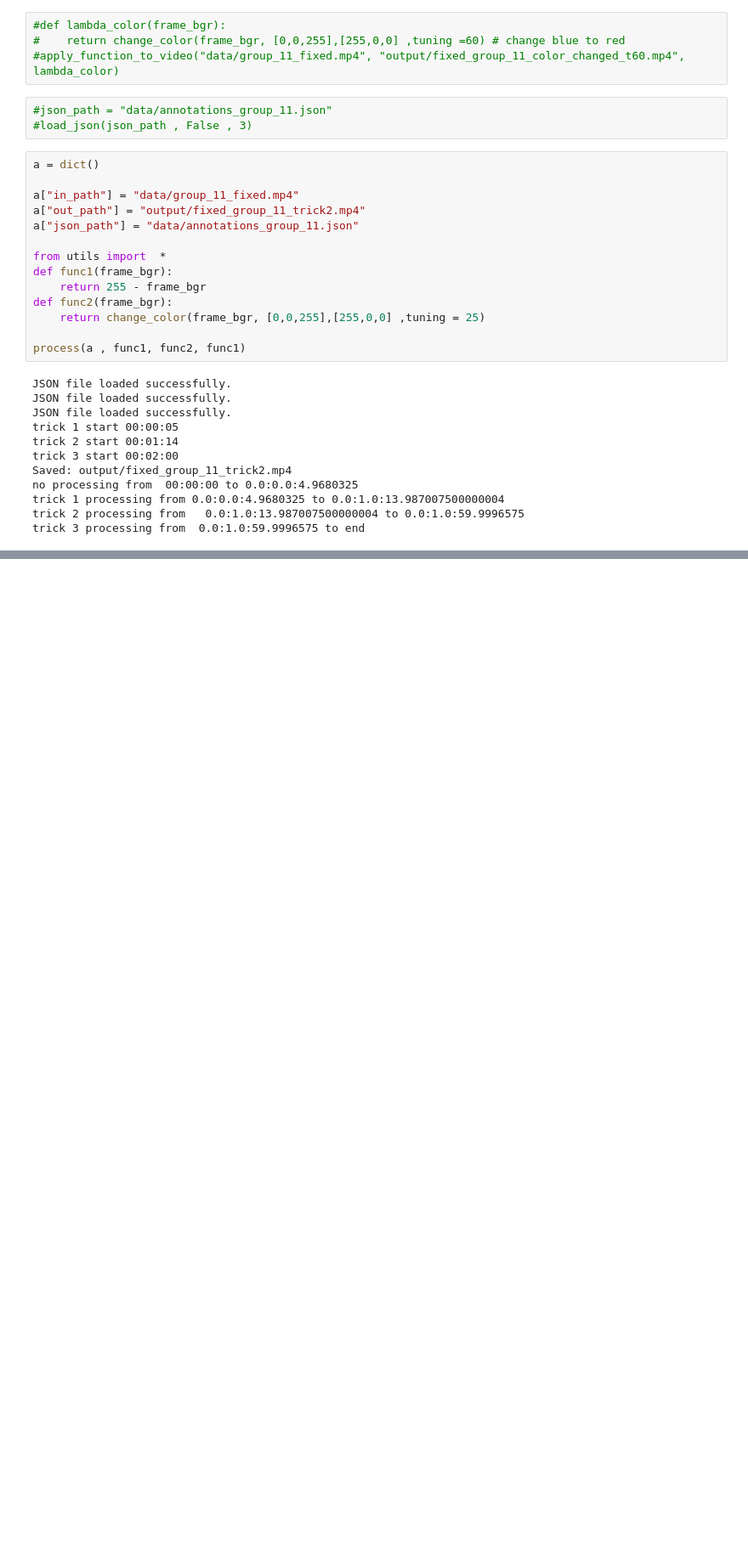
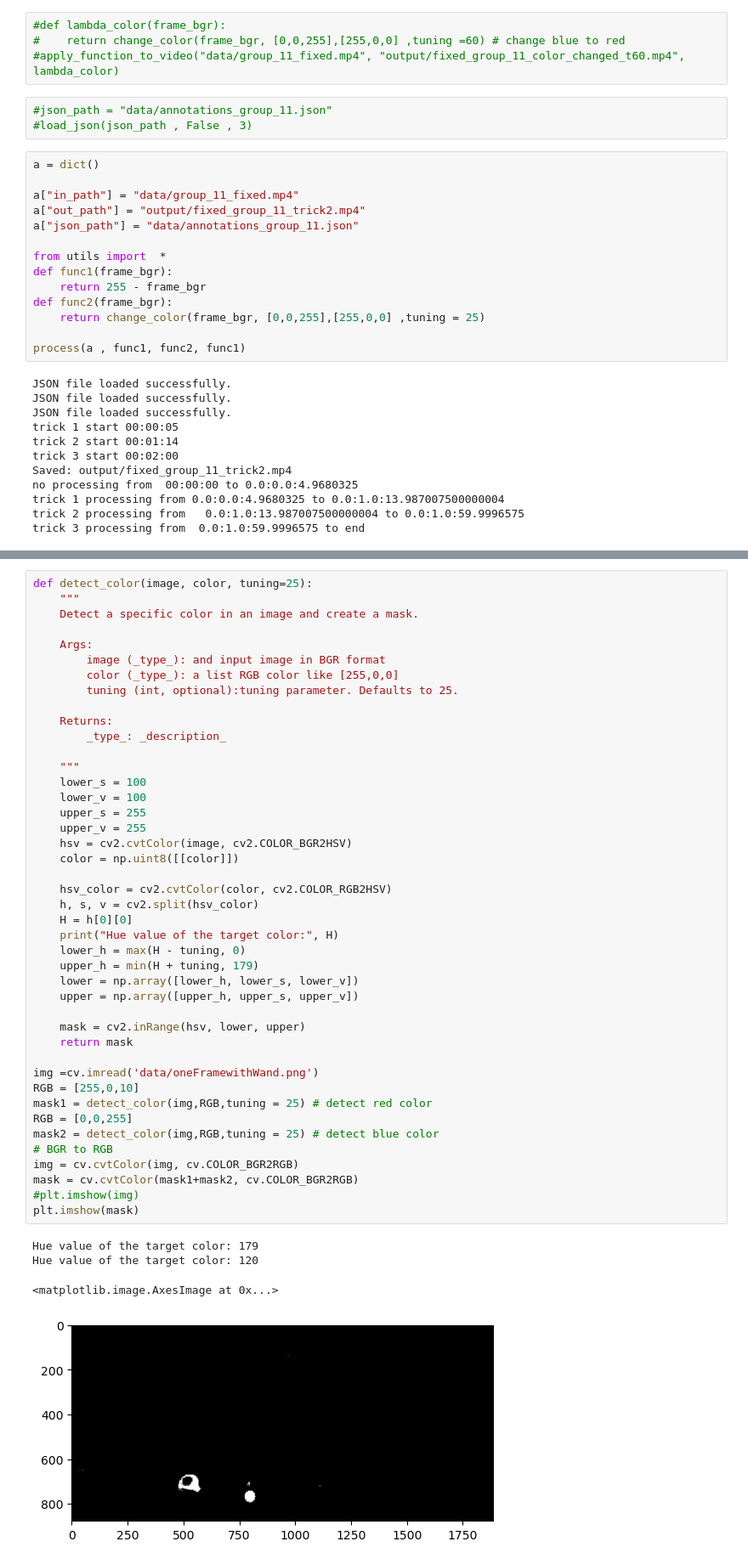
Before and after one commit to Thopag/Computer_Vision, a Jupyter notebook: code/test.ipynb, the cells around one changed output, grey strips where cells are left out. Shown at 85% size. Saved outputs shown, nothing was run; the diff lists cells and outputs as text; blank space fills up the shorter version.

```diff
--- a/code/test.ipynb
+++ b/code/test.ipynb
@@ -57,0 +59,48 @@ c:\Users\user\Documents\Master\Master2\Q1\Computer Vision\Computer_Vision\code\u
+# %%
+def detect_color(image, color, tuning=25):
+    """
+    Detect a specific color in an image and create a mask.
+
+    Args:
+        image (_type_): and input image in BGR format
+        color (_type_): a list RGB color like [255,0,0]
+        tuning (int, optional):tuning parameter. Defaults to 25.
+
+    Returns:
+        _type_: _description_
+
+    """
+    lower_s = 100
+    lower_v = 100
+    upper_s = 255
+    upper_v = 255
+    hsv = cv2.cvtColor(image, cv2.COLOR_BGR2HSV)
+    color = np.uint8([[color]])
+
+    hsv_color = cv2.cvtColor(color, cv2.COLOR_RGB2HSV)
+    h, s, v = cv2.split(hsv_color)
+    H = h[0][0]
+    print("Hue value of the target color:", H)
+    lower_h = max(H - tuning, 0)
+    upper_h = min(H + tuning, 179)
+    lower = np.array([lower_h, lower_s, lower_v])
+    upper = np.array([upper_h, upper_s, upper_v])
+
+    mask = cv2.inRange(hsv, lower, upper)
+    return mask
+
+img =cv.imread('data/oneFramewithWand.png')
+RGB = [255,0,10]
+mask1 = detect_color(img,RGB,tuning = 25) # detect red color
+RGB = [0,0,255]
+mask2 = detect_color(img,RGB,tuning = 25) # detect blue color
+# BGR to RGB
+img = cv.cvtColor(img, cv.COLOR_BGR2RGB)
+mask = cv.cvtColor(mask1+mask2, cv.COLOR_BGR2RGB)
+#plt.imshow(img)
+plt.imshow(mask)
+# %% [output]
+Hue value of the target color: 179
+Hue value of the target color: 120
+<matplotlib.image.AxesImage at 0x...>
+[figure, added]
```
Also changed, not shown: parts of 12 cells of this notebook, 1 other file.
